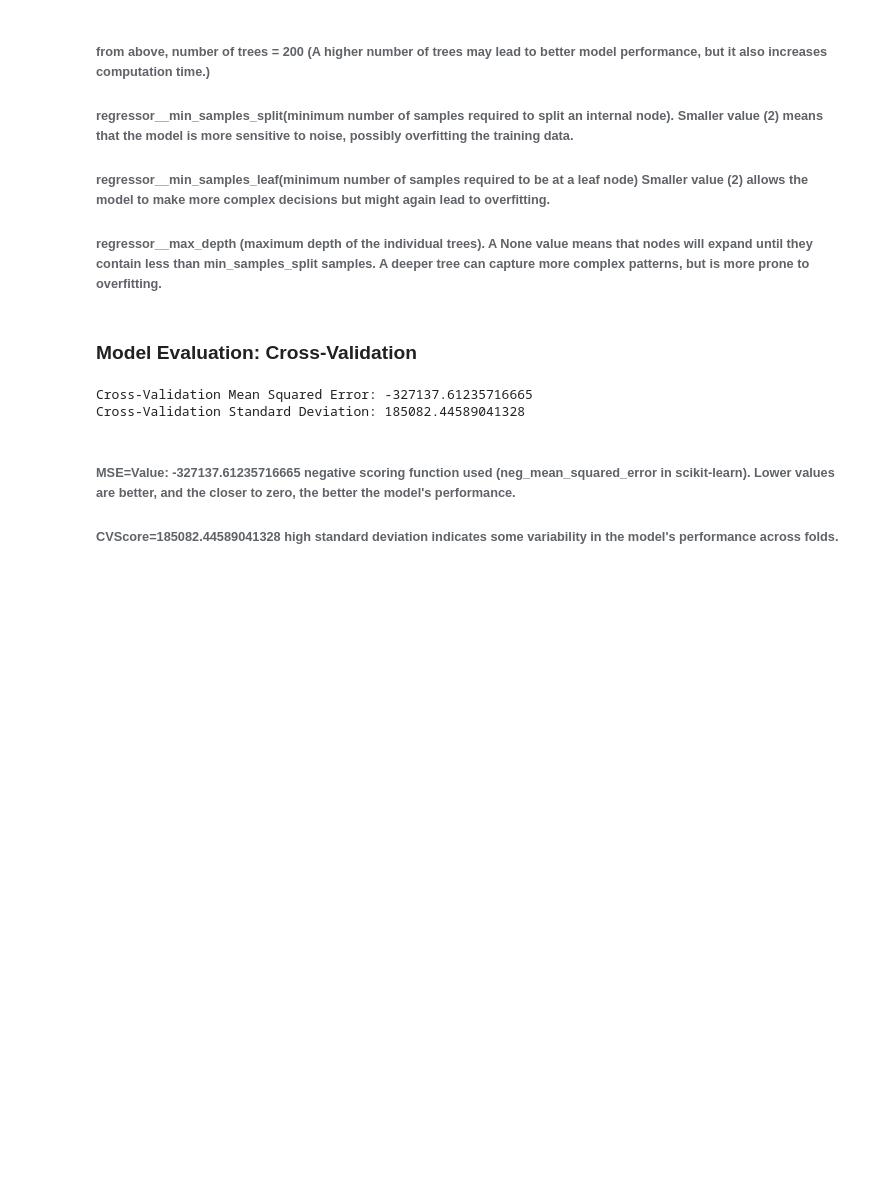
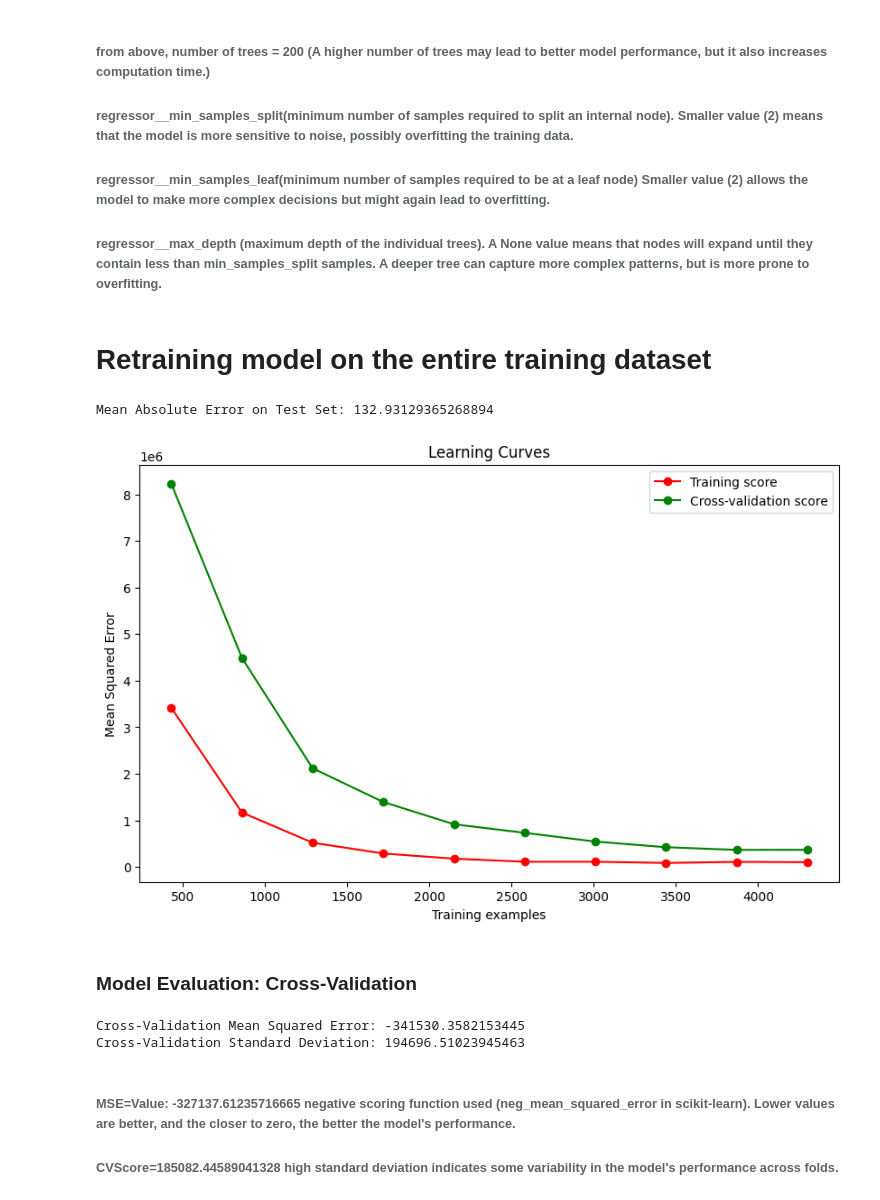
Before and after one commit to VonRiecken/Power-Predict, a Jupyter notebook: Linear-regression-Merged.ipynb, the cells around one changed output. Drawn from its saved outputs; the diff is of its cells as text; code cells hidden in the pictures; blank space fills up the shorter version.

```diff
--- a/Linear-regression-Merged.ipynb
+++ b/Linear-regression-Merged.ipynb
@@ -544,6 +607,58 @@ Best Hyperparameters: {'regressor__n_estimators': 200, 'regressor__min_samples_s
 ###### regressor__min_samples_leaf(minimum number of samples required to be at a leaf node) Smaller value (2) allows the model to make more complex decisions but might again lead to overfitting.
 
 ###### regressor__max_depth (maximum depth of the individual trees). A None value means that nodes will expand until they contain less than min_samples_split samples. A deeper tree can capture more complex patterns, but is more prone to overfitting.
+# %% [markdown]
+# Retraining model on the entire training dataset
+# %%
+pipeline = Pipeline(steps=[('preprocessor', preprocessor),
+                             ('regressor',
+                              RandomForestRegressor(n_estimators=200,
+                                                    min_samples_split=2, min_samples_leaf=2, max_depth=None))])
+
+# Retraining model on the entire training dataset
+pipeline.fit(X_train, y_train)
+
+# Evaluate model
+y_pred = pipeline.predict(X_test)
+
+mae = mean_absolute_error(y_test, y_pred)
+
+print("Mean Absolute Error on Test Set:", mae)
+# %% [output]
+Mean Absolute Error on Test Set: 132.93129365268894
+# %%
+import matplotlib.pyplot as plt
+from sklearn.model_selection import learning_curve
+
+pipeline = Pipeline(steps=[('preprocessor', preprocessor),
+                             ('regressor', RandomForestRegressor(n_estimators=200,
+                                                                 min_samples_split=2,
+                                                                 min_samples_leaf=2,
+                                                                 max_depth=None))])
+
+train_sizes, train_scores, test_scores = learning_curve(
+    pipeline, X_train, y_train, cv=5,
+    scoring='neg_mean_squared_error',
+    n_jobs=-1,
+    train_sizes=np.linspace(0.1, 1, 10)
+)
+
+train_scores_mean = -np.mean(train_scores, axis=1)
+train_scores_std = np.std(train_scores, axis=1)
+test_scores_mean = -np.mean(test_scores, axis=1)
+test_scores_std = np.std(test_scores, axis=1)
+
+plt.figure(figsize=(10, 6))
+
+plt.plot(train_sizes, train_scores_mean, 'o-', color="r", label="Training score")
+plt.plot(train_sizes, test_scores_mean, 'o-', color="g", label="Cross-validation score")
+plt.title("Learning Curves")
+plt.xlabel("Training examples")
+plt.ylabel("Mean Squared Error")
+plt.legend(loc="best")
+plt.show()
+# %% [output]
+[figure, added]
 # %% [markdown]
 ### Model Evaluation: Cross-Validation
 # %%
@@ -562,8 +677,8 @@ std_cv_score = np.std(cv_scores)
 print(f"Cross-Validation Mean Squared Error: {mean_cv_score}")
 print(f"Cross-Validation Standard Deviation: {std_cv_score}")
 # %% [output]
-Cross-Validation Mean Squared Error: -327137.61235716665
-Cross-Validation Standard Deviation: 185082.44589041328
+Cross-Validation Mean Squared Error: -341530.3582153445
+Cross-Validation Standard Deviation: 194696.51023945463
 # %% [markdown]
 ######  MSE=Value: -327137.61235716665  negative scoring function used (neg_mean_squared_error in scikit-learn). Lower values are better, and the closer to zero, the better the model's performance.
 
```
Also changed, not shown: parts of 12 cells of this notebook, 1 other file.
